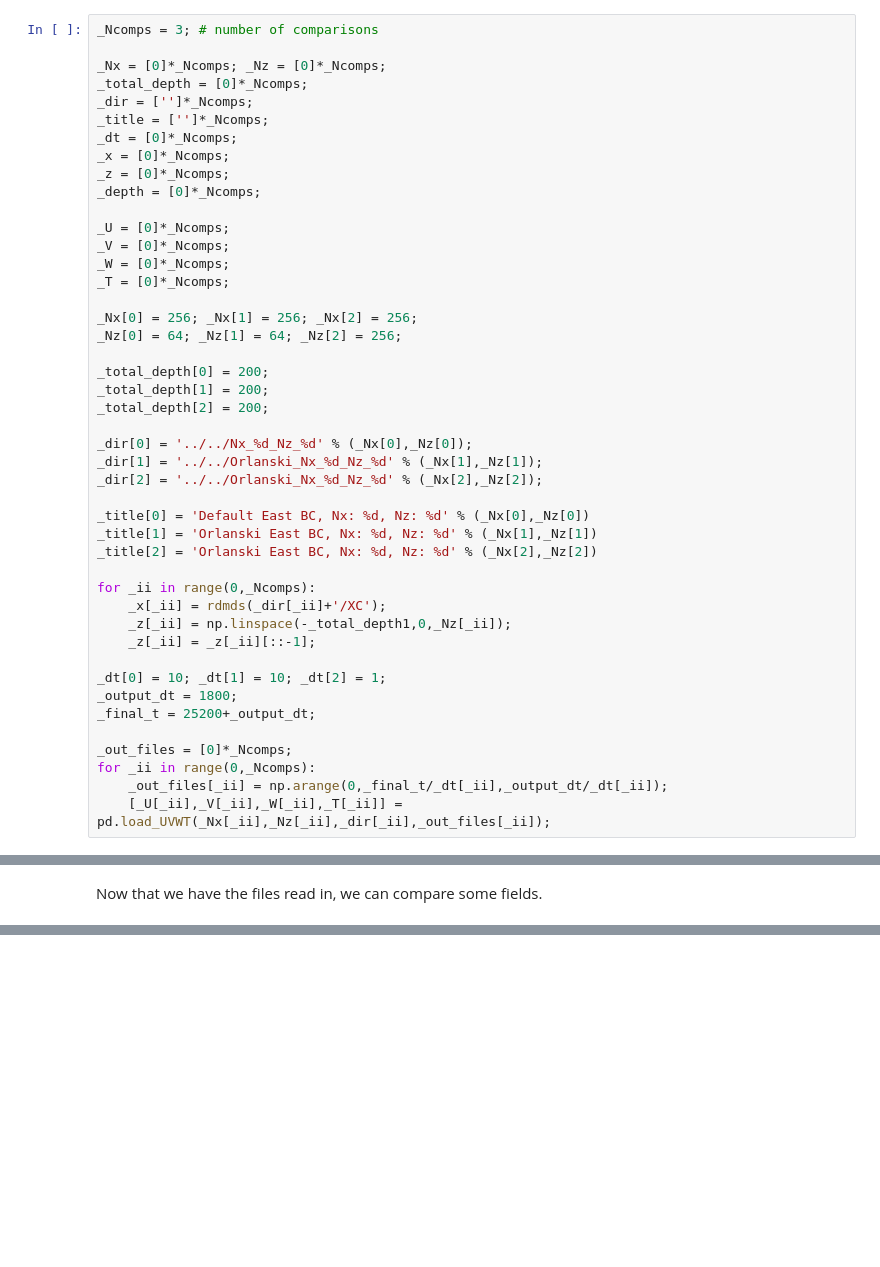
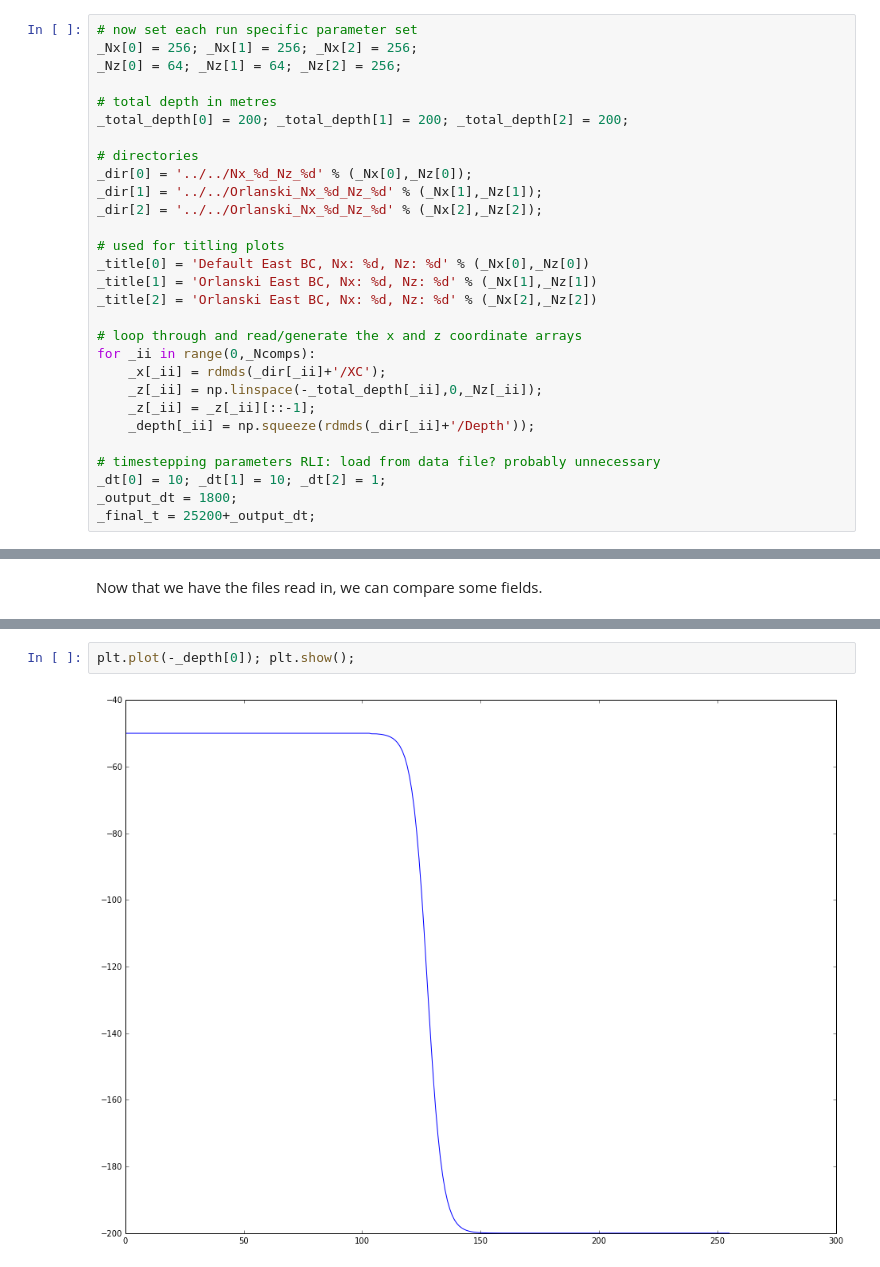
Before and after one commit to UBC-MOAD/flow_separation, a Jupyter notebook: notebooks_2D_runs/compare_simulations.ipynb, the cells around one changed output, grey strips where cells are left out. Cells and saved outputs as stored; diff of their text form; blank space fills up the shorter version.

```diff
--- a/notebooks_2D_runs/compare_simulations.ipynb
+++ b/notebooks_2D_runs/compare_simulations.ipynb
@@ -18,47 +37,31 @@ Load in two data sets from two directories.
 # %%
-_Ncomps = 3; # number of comparisons
-
-_Nx = [0]*_Ncomps; _Nz = [0]*_Ncomps;
-_total_depth = [0]*_Ncomps;
-_dir = ['']*_Ncomps;
-_title = ['']*_Ncomps;
-_dt = [0]*_Ncomps;
-_x = [0]*_Ncomps;
-_z = [0]*_Ncomps;
-_depth = [0]*_Ncomps;
-
-_U = [0]*_Ncomps;
-_V = [0]*_Ncomps;
-_W = [0]*_Ncomps;
-_T = [0]*_Ncomps;
-
+# now set each run specific parameter set
 _Nx[0] = 256; _Nx[1] = 256; _Nx[2] = 256;
 _Nz[0] = 64; _Nz[1] = 64; _Nz[2] = 256;
 
-_total_depth[0] = 200;
-_total_depth[1] = 200;
-_total_depth[2] = 200;
+# total depth in metres
+_total_depth[0] = 200; _total_depth[1] = 200; _total_depth[2] = 200;
 
+# directories
 _dir[0] = '../../Nx_%d_Nz_%d' % (_Nx[0],_Nz[0]);
 _dir[1] = '../../Orlanski_Nx_%d_Nz_%d' % (_Nx[1],_Nz[1]);
 _dir[2] = '../../Orlanski_Nx_%d_Nz_%d' % (_Nx[2],_Nz[2]);
 
+# used for titling plots
 _title[0] = 'Default East BC, Nx: %d, Nz: %d' % (_Nx[0],_Nz[0])
 _title[1] = 'Orlanski East BC, Nx: %d, Nz: %d' % (_Nx[1],_Nz[1])
 _title[2] = 'Orlanski East BC, Nx: %d, Nz: %d' % (_Nx[2],_Nz[2])
 
+# loop through and read/generate the x and z coordinate arrays
 for _ii in range(0,_Ncomps):
     _x[_ii] = rdmds(_dir[_ii]+'/XC');
-    _z[_ii] = np.linspace(-_total_depth1,0,_Nz[_ii]);
+    _z[_ii] = np.linspace(-_total_depth[_ii],0,_Nz[_ii]);
     _z[_ii] = _z[_ii][::-1];
+    _depth[_ii] = np.squeeze(rdmds(_dir[_ii]+'/Depth'));
 
+# timestepping parameters RLI: load from data file? probably unnecessary
 _dt[0] = 10; _dt[1] = 10; _dt[2] = 1;
 _output_dt = 1800;
 _final_t = 25200+_output_dt;
-
-_out_files = [0]*_Ncomps;
-for _ii in range(0,_Ncomps):
-    _out_files[_ii] = np.arange(0,_final_t/_dt[_ii],_output_dt/_dt[_ii]);
-    [_U[_ii],_V[_ii],_W[_ii],_T[_ii]] = pd.load_UVWT(_Nx[_ii],_Nz[_ii],_dir[_ii],_out_files[_ii]);
 # %% [output]
 ../../Nx_256_Nz_64/XC.001.001.meta
@@ -134,0 +141,4 @@ _U[0].shape
+# %%
+plt.plot(-_depth[0]); plt.show();
+# %% [output]
+[figure, added]
```
Also changed, not shown: parts of 11 cells of this notebook.
